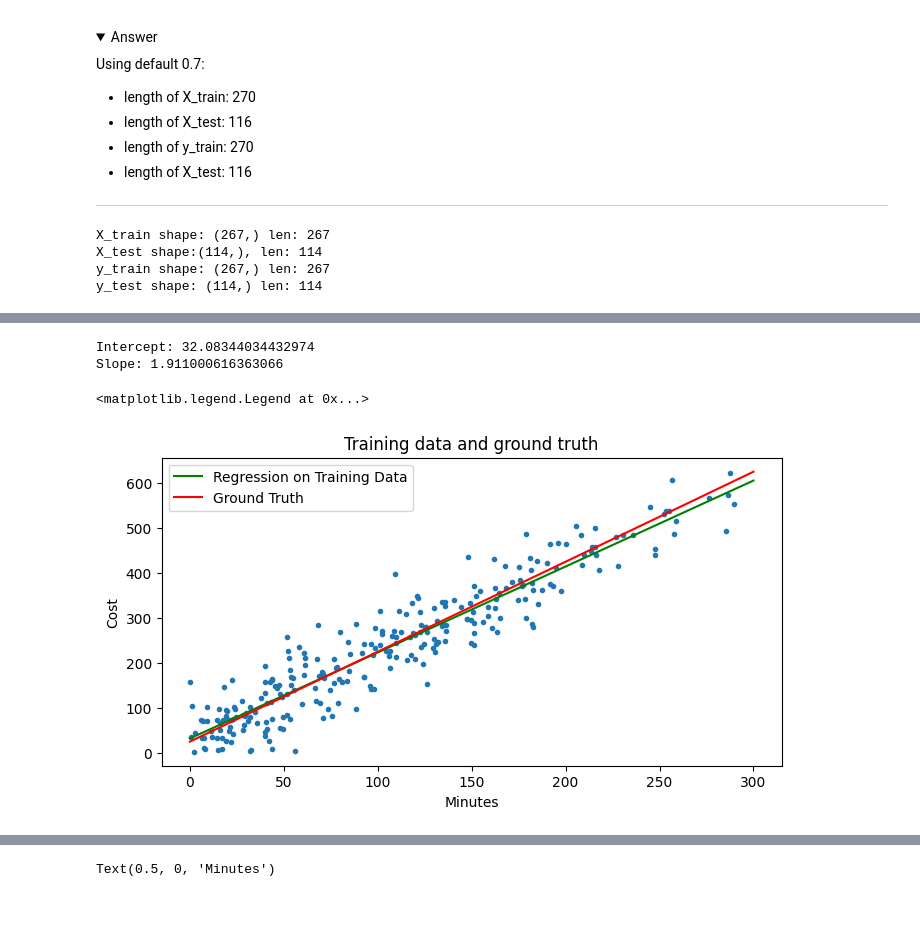
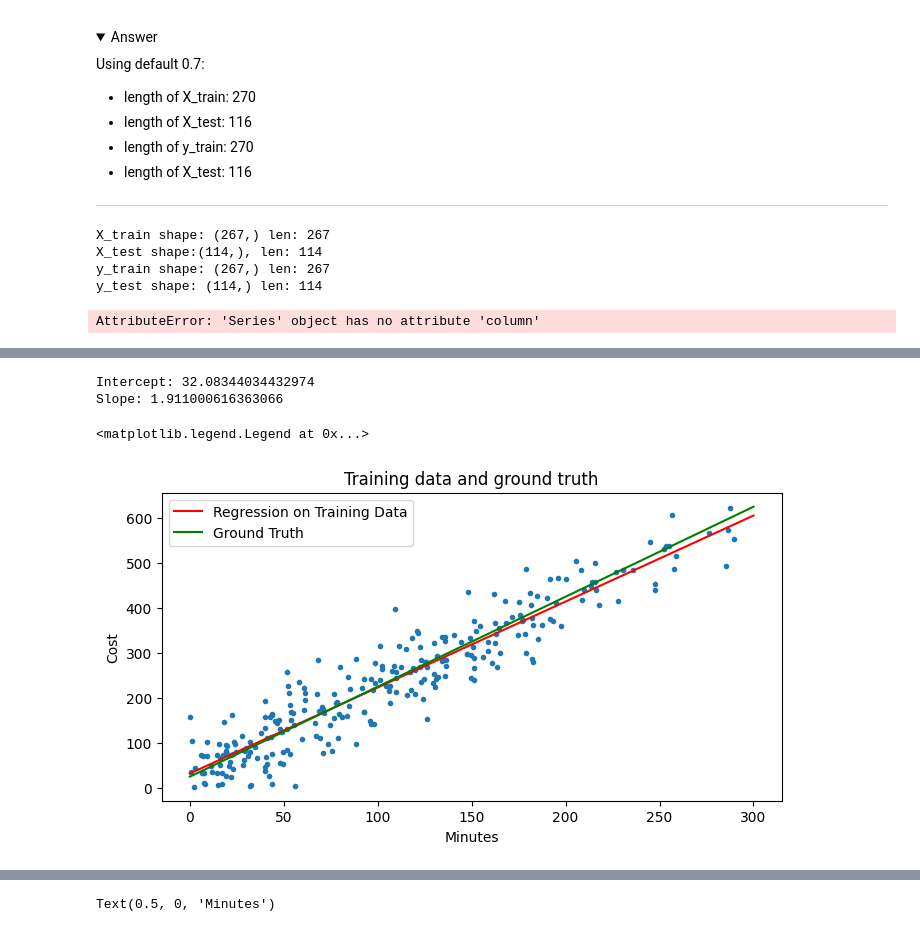
Before and after one commit to dancla240/Machine_Learning_Daniel_Claesson, a Jupyter notebook: Exercises/E00_linear_regression.ipynb, the cells around one changed output, grey strips where cells are left out. Drawn from its saved outputs; the diff is of its cells as text; code cells hidden in the pictures; folded sections open.

```diff
--- a/Exercises/E00_linear_regression.ipynb
+++ b/Exercises/E00_linear_regression.ipynb
@@ -184,13 +201,19 @@ def train_test_split(data_frame,
                      random_state = 42,
                      replace=False):
 
-    np.random.seed(random_state)
-    df_train = data_frame.sample(frac=train_fraction)
+    #np.random.seed(random_state)
+    df_train = data_frame.sample(frac=train_fraction, random_state = random_state)
     df_test = data_frame.drop(index=list(df_train.index))
 
-    X_train = df_train['Minutes']
+    if 'Intercept' in df_train.columns:
+        X_train = df_train['Intercept','Minutes','SMS','Data']
+    else: X_train = df_train['Minutes']
+
+    if 'Intercept' in df_test.columns:
+        X_test = df_test['Intercept','Minutes','SMS','Data']
+    else: X_test = df_test['Minutes']
+
     y_train = df_train['Cost']
-    X_test = df_test['Minutes']
     y_test = df_test['Cost']
 
     return (X_train, y_train, X_test, y_test)
@@ -200,11 +223,14 @@ print(f'X_train shape: {X_train.shape} len: {len(X_train)}')
 print(f'X_test shape:{X_test.shape}, len: {len(X_test)}')
 print(f'y_train shape: {y_train.shape} len: {len(y_train)}')
 print(f'y_test shape: {y_test.shape} len: {len(y_test)}')
+X_train.head()
+X_train.column()
 # %% [output]
 X_train shape: (267,) len: 267
 X_test shape:(114,), len: 114
 y_train shape: (267,) len: 267
 y_test shape: (114,) len: 114
+AttributeError: 'Series' object has no attribute 'column'
 # %% [markdown]
 ## 2. Simple linear regression with normal equation (*)
 
@@ -233,24 +259,24 @@ It is important to keep track of the shapes of the vectors, matrices in order fo
 # %%
 beta_1, beta_0 = np.polyfit(X_train, y_train, deg=1)
 print(f'Intercept: {beta_0}')
 print(f'Slope: {beta_1}')
 
 x_tr = np.linspace(0, 300)
 y_tr = beta_0 + x_tr * beta_1
 
 fig, ax = plt.subplots(figsize=(8,4))
-plt.plot(x_tr, y_tr, color='green')
-plt.plot(x_gt, y_gt, color='red')
+plt.plot(x_tr, y_tr, color='red')
+plt.plot(x_gt, y_gt, color='green')
 plt.scatter(X_train, y_train, marker=".")
 plt.title("Training data and ground truth")
 plt.ylabel('Cost')
 plt.xlabel('Minutes')
 plt.legend(["Regression on Training Data", "Ground Truth"])
 # %% [output]
 Intercept: 32.08344034432974
 Slope: 1.911000616363066
 <matplotlib.legend.Legend at 0x...>
-[figure, old version]
+[figure, new version]
 # %% [markdown]
 ## 3. Prediction and evaluation (*)
 
```
Also changed, not shown: parts of 11 cells of this notebook.
